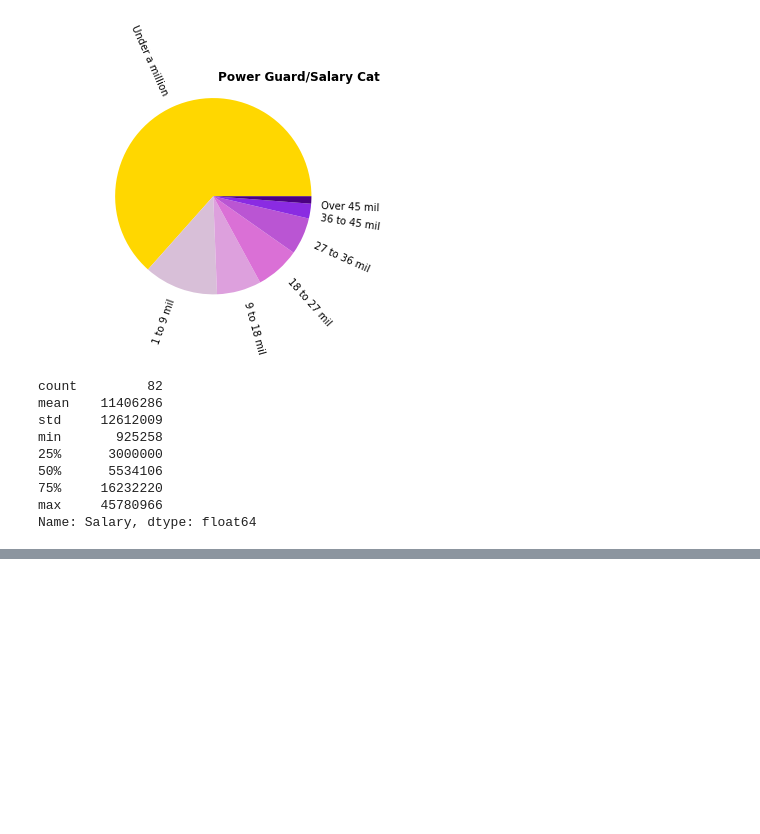
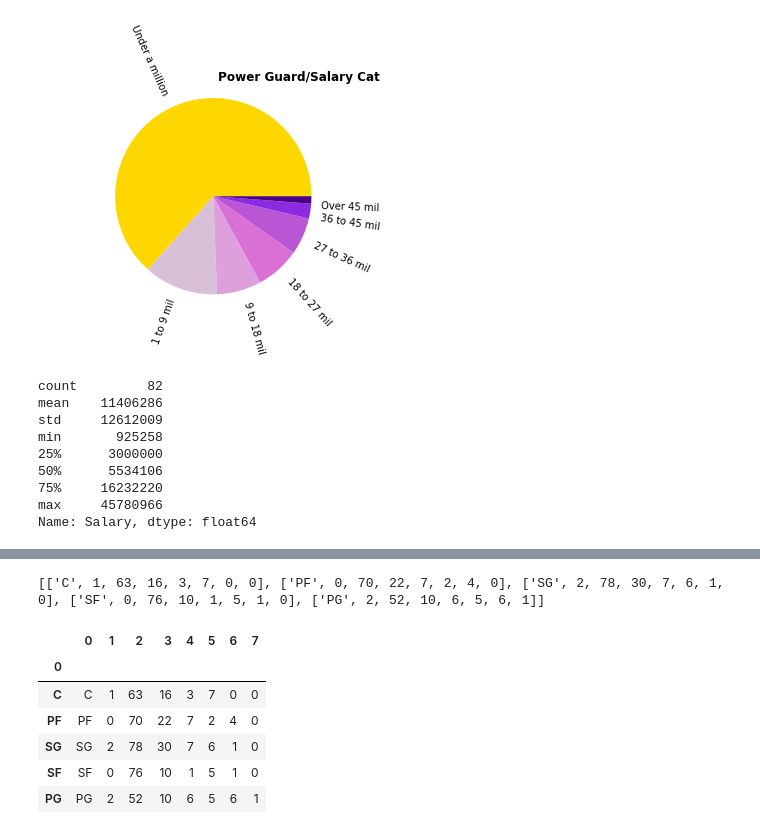
Before and after one commit to meeyoungPH/nba_superlatives, a Jupyter notebook: salaries/Salaries_Working.ipynb, the cells around one changed output, grey strips where cells are left out. Drawn from its saved outputs; the diff is of its cells as text; code cells hidden in the pictures; blank space fills up the shorter version.

```diff
--- a/salaries/Salaries_Working.ipynb
+++ b/salaries/Salaries_Working.ipynb
@@ -343,14 +344,3 @@ min       925258
 75%     16232220
 max     45780966
 Name: Salary, dtype: float64
-# %%
-#THE ISSUE...
-
-#describe year data so I know min/max and average of years in NBA
-#convert YEAR_TOTAL data column from object to int
-
-all_data["YEAR_TOTAL"] = all_data["YEAR_TOTAL"].astype(int)
-
-#all_data["YEAR_TOTAL"] = all_data["YEAR_TOTAL"].apply(pd.to_numeric)
-
-#all_data["YEAR_TOTAL"].describe()
@@ -388,0 +347,35 @@ ValueError: Cannot convert float NaN to integer
+# %%
+#creating variables to pass into a for loop to compare salary cat to position
+position = ['C', 'PF', 'SG', 'SF', 'PG']
+salary_unique = ['Under a million', '1 to 9 mil', '9 to 18 mil',
+                 '18 to 27 mil', '27 to 36 mil', '36 to 45 mil',
+                 'Over 45 mil']
+
+salary_pos_df = []
+
+for pos in position:
+    cat_list = []
+    cat_list.append(pos)
+
+    for sal in salary_unique:
+        count_df = all_data.loc[(all_data['Salary Categories']==sal) & (all_data['Pos']==pos)]
+        count = count_df.groupby('Salary Categories').agg({"Player":"count"})
+        count = count['Player'].sum()
+        cat_list.append(count)
+
+    salary_pos_df.append(cat_list)
+
+print(salary_pos_df)
+salary_pos_df = pd.DataFrame(salary_pos_df)
+salary_pos_df.set_index(salary_pos_df[0], inplace=True)
+# salary_pos_df.drop(salary_pos_df[0], inplace=True)
+salary_pos_df
+# %% [output]
+[['C', 1, 63, 16, 3, 7, 0, 0], ['PF', 0, 70, 22, 7, 2, 4, 0], ['SG', 2, 78, 30, 7, 6, 1, 0], ['SF', 0, 76, 10, 1, 5, 1, 0], ['PG', 2, 52, 10, 6, 5, 6, 1]]
+|  | 0 | 1 | 2 | 3 | 4 | 5 | 6 | 7 |
+| 0 |  |  |  |  |  |  |  |  |
+| C | C | 1 | 63 | 16 | 3 | 7 | 0 | 0 |
+| PF | PF | 0 | 70 | 22 | 7 | 2 | 4 | 0 |
+| SG | SG | 2 | 78 | 30 | 7 | 6 | 1 | 0 |
+| SF | SF | 0 | 76 | 10 | 1 | 5 | 1 | 0 |
+| PG | PG | 2 | 52 | 10 | 6 | 5 | 6 | 1 |
```
Also changed, not shown: parts of 28 cells of this notebook, 5 other files.
